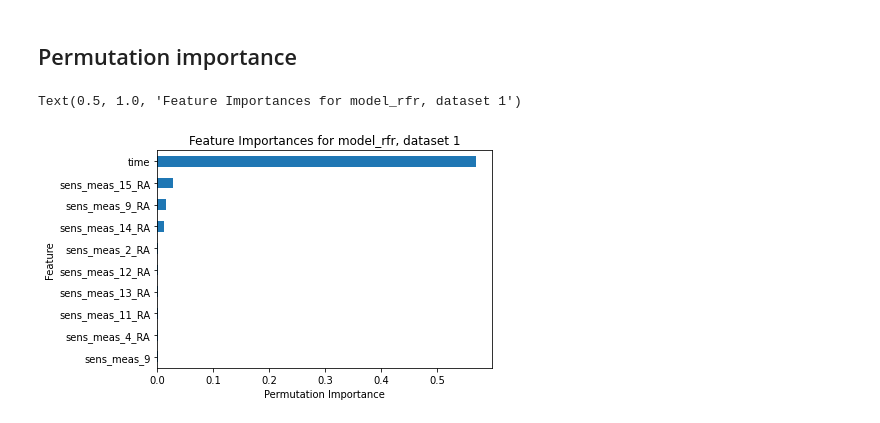
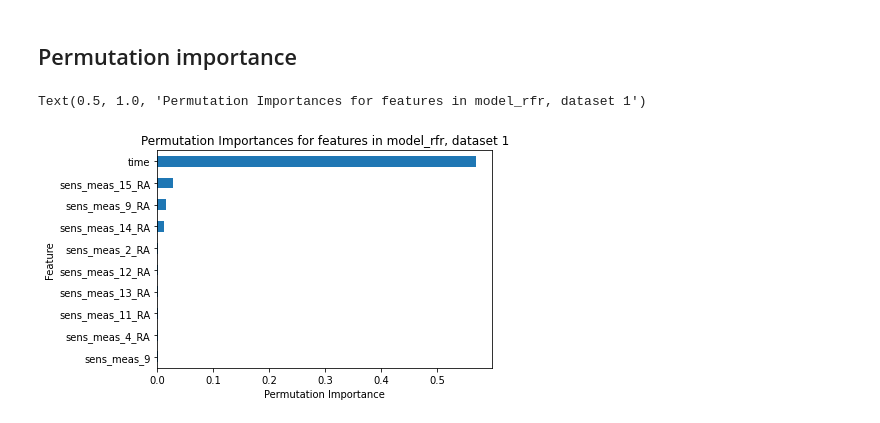
Before and after one commit to nicolascarva/Nicolas-Carvajal-Module-2-Project---BW-Turbofan-Engine-Degradation, a Jupyter notebook: Turbofan Remaining Useful Life - main.ipynb, the cells around one changed output. Saved outputs shown, nothing was run; the diff lists cells and outputs as text; code cells hidden in the pictures.

Commit message:
Last minute changes to permutation importance plot title

```diff
--- a/Turbofan Remaining Useful Life - main.ipynb
+++ b/Turbofan Remaining Useful Life - main.ipynb
@@ -500,9 +519,9 @@ data_pm = pd.DataFrame({'importances_mean': perm_imp['importances_mean']}, index
 # %%
 data_pm['importances_mean'].sort_values().tail(10).plot(kind='barh')
 plt.xlabel('Permutation Importance')
 plt.ylabel('Feature')
-title = 'Feature Importances for model_rfr, dataset '+ str(dataset_)
+title = 'Permutation Importances for features in model_rfr, dataset '+ str(dataset_)
 plt.title(title)
 # %% [output]
-Text(0.5, 1.0, 'Feature Importances for model_rfr, dataset 1')
+Text(0.5, 1.0, 'Permutation Importances for features in model_rfr, dataset 1')
-[figure, old version]
+[figure, new version]
```
Also changed, not shown: parts of 1 cell of this notebook.
